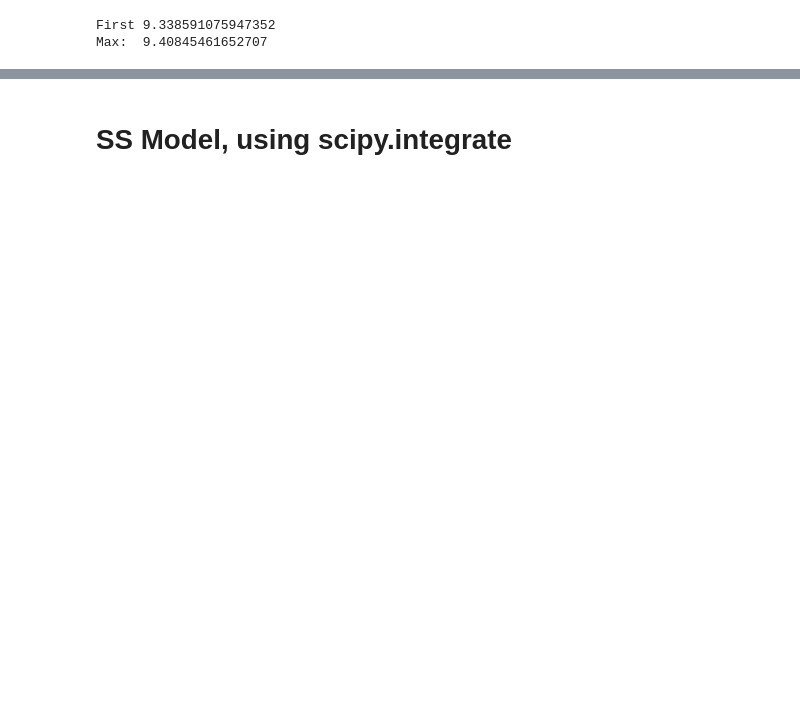
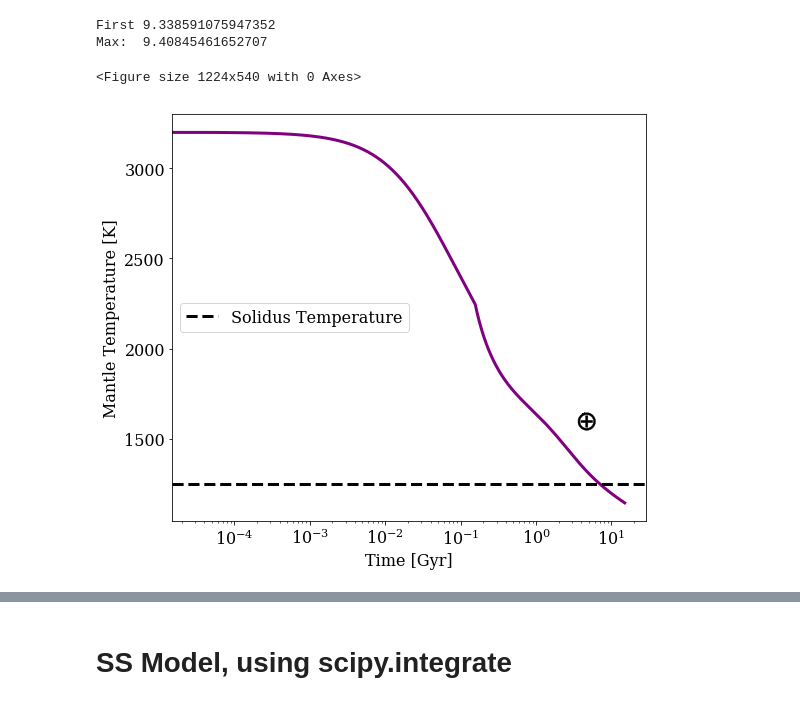
Before and after one commit to KeavinMoore/VolatileEscape-Proof-of-Concept-Model, a Jupyter notebook: Recoded_Scipy_Cycling_Loss_Models_capacityrestrictions.ipynb, the cells around one changed output, grey strips where cells are left out. Saved outputs shown, nothing was run; the diff lists cells and outputs as text; code cells hidden in the pictures; blank space fills up the shorter version.

```diff
--- a/Recoded_Scipy_Cycling_Loss_Models_capacityrestrictions.ipynb
+++ b/Recoded_Scipy_Cycling_Loss_Models_capacityrestrictions.ipynb
@@ -422,8 +432,9 @@ def f_loss_CA(t_twid, x_twid, s_twid, M, params1, params2, params3, params4):
     omg_Etwid, omegatwid, T_stwid, T_mtwid, T_liqtwid, T_soltwid, Ktwid, Xtwid, Pi, lambdatwid, \
            eta_scale, eta_0, f_w, f_wtwid_min, E = params4
 
-    loss_factor = 0. # This will turn off the atmospheric loss.
-    #loss_factor = 10.*loss_factor # EXTREME LOSS -- WILL THE CODE WORK???
+    # Leaving the above loss factor will cause exponential loss.
+    #loss_factor = 0. # This will turn off the atmospheric loss.
+    loss_factor = 10.*loss_factor # EXTREME LOSS -- WILL THE CODE WORK???
 
     # OPTION 1: SEE FIGURE
     #if s_twid > 0.: #normal loss
@@ -449,9 +460,26 @@ def f_loss_CA(t_twid, x_twid, s_twid, M, params1, params2, params3, params4):
     #if s_twid > 0. and s_twid + (ds_twid*dt) >= 0.:
     #    return loss_factor*np.exp(-(t_twid/tau(M,params1,params2,params3)/year)/t_loss)
     #elif s_twid > 0. and s_twid + (ds_twid*dt) < 0.:
-    #    return (s_twid/dt)
+    #    return ds_twid
+    #elif s_twid <= 0. and (dg_CA - loss_factor*np.exp(-(t_twid/tau(M,params1,params2,params3)/year)/t_loss)) >= 0.:
+    #    return loss_factor*np.exp(-(t_twid/tau(M,params1,params2,params3)/year)/t_loss)
+    #elif s_twid <= 0. and (dg_CA - loss_factor*np.exp(-(t_twid/tau(M,params1,params2,params3)/year)/t_loss)) < 0.:
+    #    return dg_CA
+
+    #if s_twid > 0. and s_twid + (ds_twid*dt) >= 0.:
+    #    return loss_factor*np.exp(-(t_twid/tau(M,params1,params2,params3)/year)/t_loss)
+    #elif s_twid > 0. and s_twid + (ds_twid*dt) < 0.:
+    #    return s_twid/dt
     #elif s_twid <= 0.:
-    #    return 0.
+    #    if (dg_CA - loss_factor*np.exp(-(t_twid/tau(M,params1,params2,params3)/year)/t_loss)) >= 0.:
+    #        return loss_factor*np.exp(-(t_twid/tau(M,params1,params2,params3)/year)/t_loss)
+    #    elif (dg_CA - loss_factor*np.exp(-(t_twid/tau(M,params1,params2,params3)/year)/t_loss)) < 0.:
+    #        return dg_CA
+
+    #if s_twid > 0.:
+    #    return loss_factor*np.exp(-(t_twid/tau(M,params1,params2,params3)/year)/t_loss)
+    #elif s_twid <= 0.:
+    #    return dg_CA
 
     # OPTION 3: DON'T WORRY ABOUT WATER, JUST SHOW RATE
     #What if loss rate doesn't depend on surface water -- just see how it looks
@@ -619,15 +645,21 @@ print(t_array_CA[5400]/tau(M_E,params1,params2,params3)/year/1e6)
 # %%
 %matplotlib inline
 plt.rc('font', family='serif')
 plt.rc('xtick', labelsize=16)
 plt.rc('ytick', labelsize=16)
 fig = plt.figure(figsize=(17,7.5))
 plt.tight_layout()
 fig = plt.figure(figsize=(8.5,7.5))
-plt.semilogx(t_array_CA/tau(M_E,params1,params2,params3)/year/1.0e9, T_array_CA*T_ref, color='purple')
+plt.semilogx(t_array_CA/tau(M_E,params1,params2,params3)/year/1.0e9, T_array_CA*T_ref, color='purple', linewidth=3)
+plt.axhline(y=T_sol_dry, color='k', linestyle='--', linewidth=3, label='Solidus Temperature')
+plt.plot(4.5, 1600, color='k', marker='$\oplus$', markersize=20, markeredgewidth=0.4)
 #plt.ylim([800,3300])
 plt.xlabel('Time [Gyr]', fontsize=16)
 plt.ylabel('Mantle Temperature [K]', fontsize=16)
+plt.legend(loc='center left', fontsize=16)
 #plt.savefig('Recoded_CA_Model_MantleTemp_noloss.pdf', bbox_inches='tight')
 #plt.savefig('Recoded_CA_Model_MantleTemp_exploss.pdf', bbox_inches='tight')
 #plt.savefig('Recoded_CA_Model_MantleTemp_extremeloss.pdf', bbox_inches='tight')
+# %% [output]
+<Figure size 1224x540 with 0 Axes>
+[figure, added]
```
Also changed, not shown: parts of 59 cells of this notebook, 2 other files.
